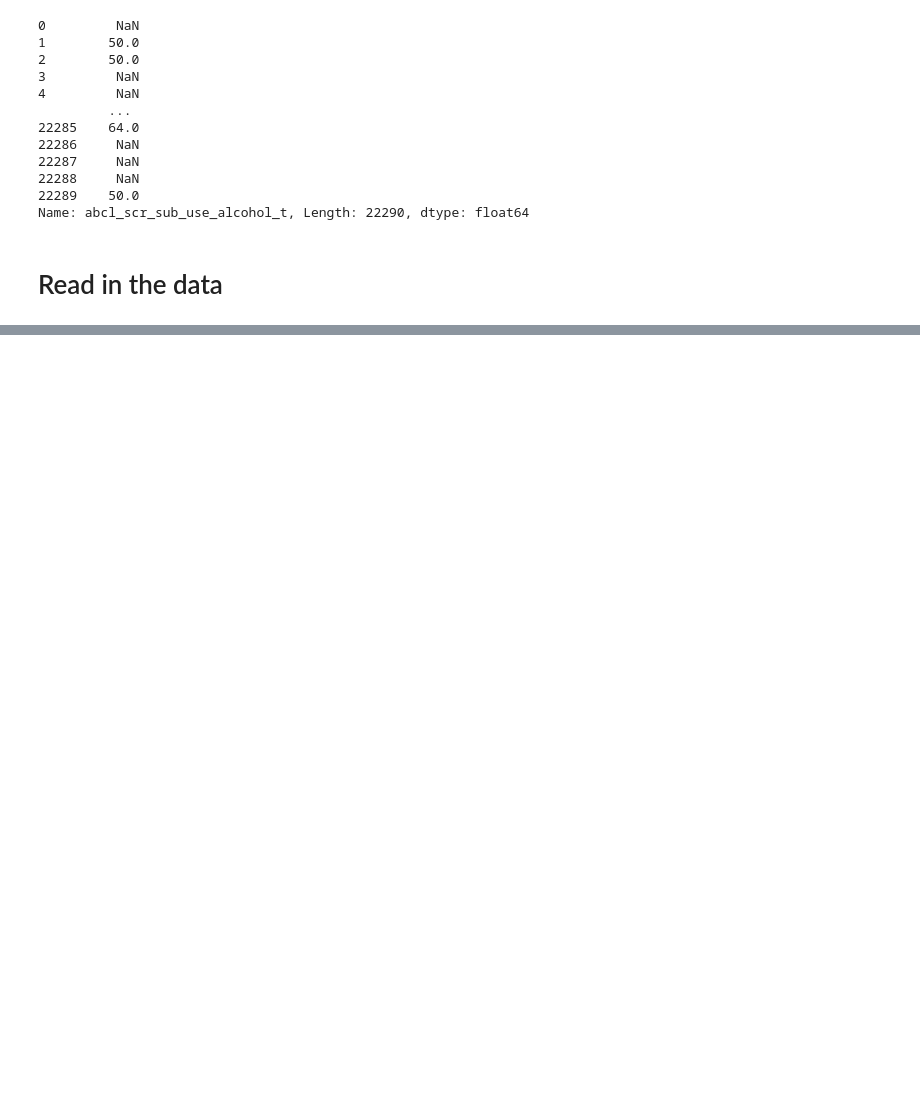
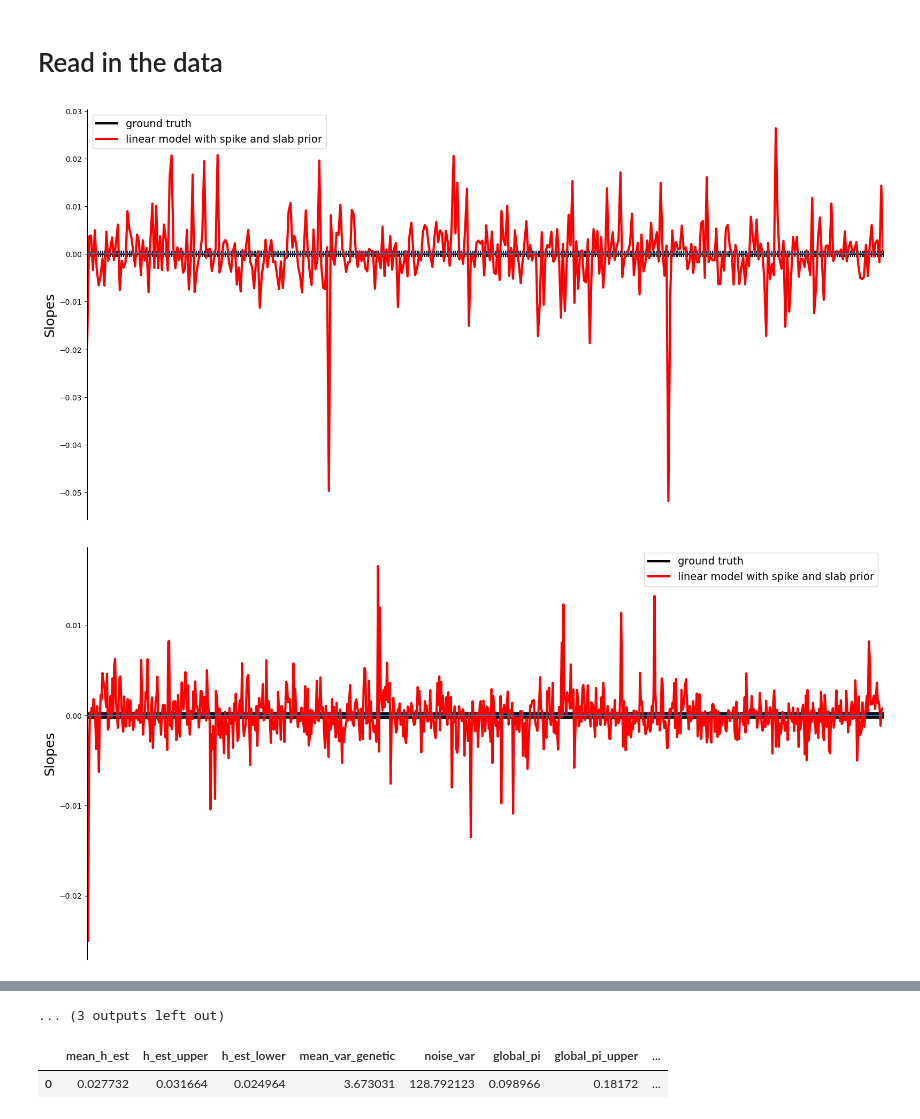
Before and after one commit to junting-ren/ZIV, a Jupyter notebook: notebooks/data_application.ipynb, the cells around one changed output, grey strips where cells are left out. Drawn from its saved outputs; the diff is of its cells as text; code cells hidden in the pictures; blank space fills up the shorter version.

Commit message:
Update data_application.ipynb
Function for full run of all pairs of outcome and variable of interest

```diff
--- a/notebooks/data_application.ipynb
+++ b/notebooks/data_application.ipynb
@@ -20,18 +18,3 @@ ABCD = pd.read_csv('../dataset/abcd.csv')
-# %%
-ABCD.abcl_scr_sub_use_alcohol_t
-# %% [output]
-0         NaN
-1        50.0
-2        50.0
-3         NaN
-4         NaN
-         ...
-22285    64.0
-22286     NaN
-22287     NaN
-22288     NaN
-22289    50.0
-Name: abcl_scr_sub_use_alcohol_t, Length: 22290, dtype: float64
 # %% [markdown]
 # Read in the data
 # %%
@@ -39,0 +141,11 @@ list_ROI = pyreadr.read_r('../dataset/ABCD_ROI.list.RData')
+# %%
+outcome_vars = ['cbcl_scr_syn_internal_t', 'cbcl_scr_syn_anxdep_t', 'abcl_scr_sub_use_alcohol_t']
+modality_vars = ['rsmri_list', 'tfmri_list', 'smri_list', 'dti_list', 'rsi_list']
+temp = inference_on_data(data = ABCD,
+                         outcome_vars = outcome_vars,
+                         modality_vars = modality_vars,
+                         modality_vars_dict = list_ROI)
+total_result, top_k_result = temp.full_run()
+# %% [output]
+[figure, added]
+[figure, added]
@@ -39,0 +162,6 @@ list_ROI = pyreadr.read_r('../dataset/ABCD_ROI.list.RData')
+... (3 outputs left out)
+# %%
+result_df
+# %% [output]
+|  | mean_h_est | h_est_upper | h_est_lower | mean_var_genetic | noise_var | global_pi | global_pi_upper | ... |
+| 0 | 0.027732 | 0.031664 | 0.024964 | 3.673031 | 128.792123 | 0.098966 | 0.18172 | ... |
```
Also changed, not shown: parts of 14 cells of this notebook.
